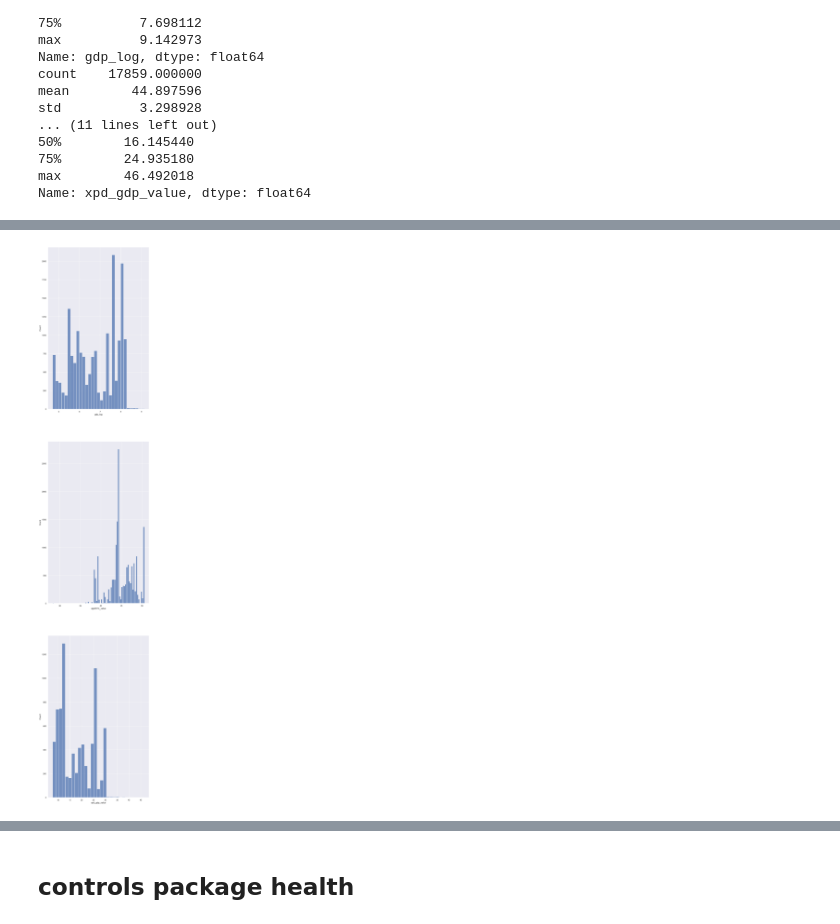
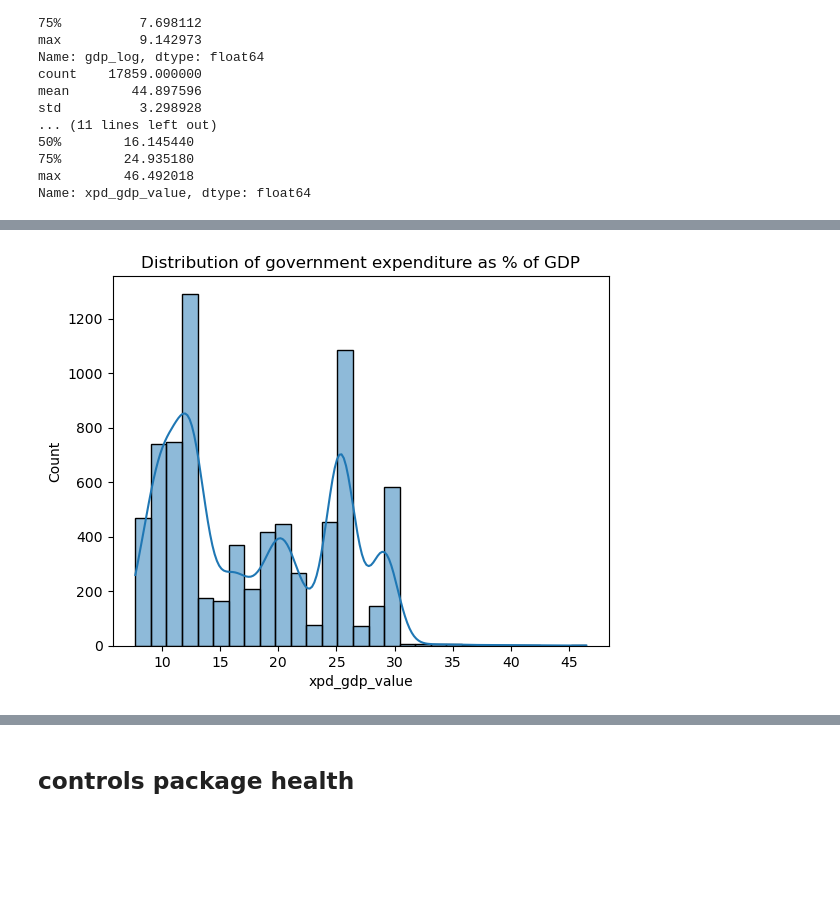
Before and after one commit to NatStrom/Thesis, a Jupyter notebook: descriptive analysis.ipynb, the cells around one changed output, grey strips where cells are left out. Drawn from its saved outputs; the diff is of its cells as text; code cells hidden in the pictures; blank space fills up the shorter version.

```diff
--- a/descriptive analysis.ipynb
+++ b/descriptive analysis.ipynb
@@ -165,5 +166,0 @@ plt.savefig('timetrend_iso.png')
-# %%
-sns.set_theme()
-data = pd.DataFrame(data_analysis[["daly_all", "daly_enteric", "daly_respirat", "daly_cmnn","daly_diarrheal"]])
-
-sns.lineplot(data=data, linewidth=3)
@@ -172,0 +167,14 @@ sns.lineplot(data=data, linewidth=3)
+# %%
+sns.histplot(data=data,palette='Set2',binwidth=1000)
+
+# change the size of the plot
+sns.set(rc={'figure.figsize':(8,6)})
+
+# set the title and axis labels
+plt.title('Comparison level 2 causes')
+plt.xlabel('Level 2 Causes of DALY')
+plt.ylabel('Count')
+
+plt.savefig('comparison_daly.png')
+# Show the plot
+plt.show()
@@ -419,14 +512,12 @@ Name: xpd_gdp_value, dtype: float64
 # %%
-#produce distribution plots
-figure, axes = plt.subplots(3,1,figsize=(10,55))
-sns.histplot(data_analysis['gdp_log'],ax=axes[0])
-sns.histplot(data_analysis['age0014_value'],ax=axes[1])
-sns.histplot(data_analysis['xpd_gdp_value'],ax=axes[2])
-plt.savefig('standard_control_hist.png')
+#produce distribution plot
+sns.histplot(data_analysis['xpd_gdp_value'],kde=True)
+plt.title('Distribution of government expenditure as % of GDP')
+plt.savefig('gov_expense_hist.png')
 
 #gdp has already been logtransformed
 # %% [output]
-[figure, old version]
+[figure, new version]
 # %%
 #inspect missingness
 is_null = data_analysis.isna().sum()
```
Also changed, not shown: parts of 45 cells of this notebook, 2 other files.
